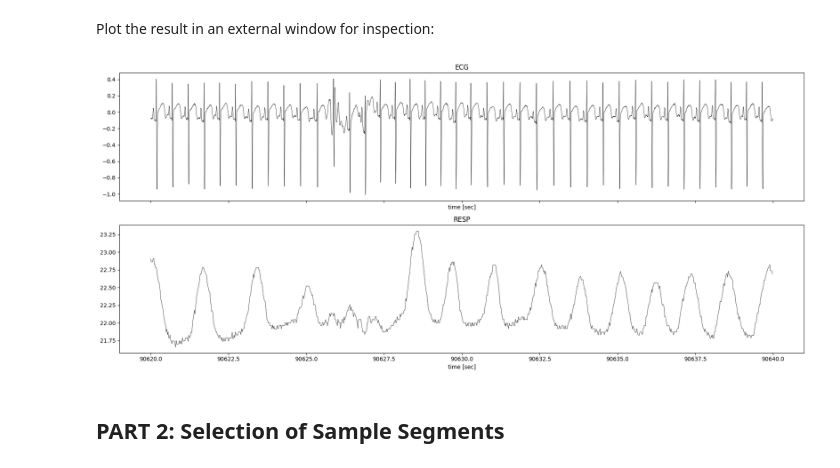
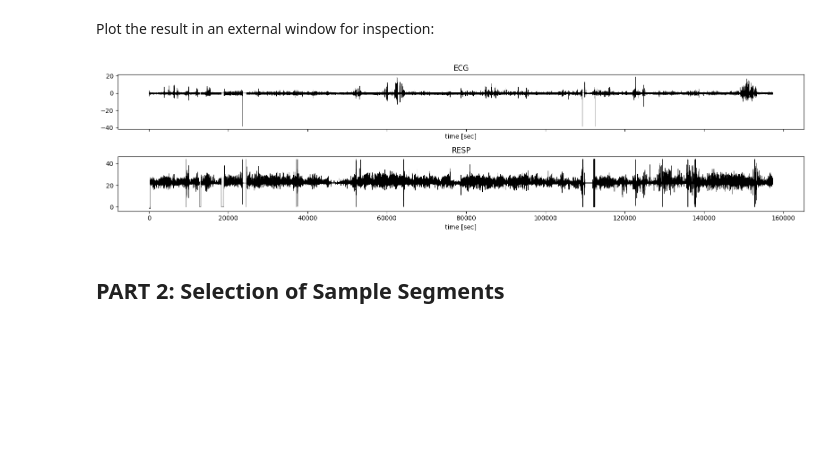
Before and after one commit to lenyulin/WOA7015-Group-Project, a Jupyter notebook: picsdb1_inspect_select.ipynb, the cells around one changed output. Drawn from its saved outputs; the diff is of its cells as text; code cells hidden in the pictures; blank space fills up the shorter version.

```diff
--- a/picsdb1_inspect_select.ipynb
+++ b/picsdb1_inspect_select.ipynb
@@ -152,10 +144,10 @@ RESP sampling interval dt =  0.02  sec.
 ### Select time window manually
 # %%
 # set display time limits manually, recordings are many hours, millions of data points...
-t0_sec, t1_sec = 90620, 90640 # seconds
+#t0_sec, t1_sec = 90620, 90640 # seconds
 
 # ...or, if you want to look at the whole recording:
-#t0_sec, t1_sec = 0, x_resp.shape[0]*dt_resp # seconds, based on RESP signal
+t0_sec, t1_sec = 0, x_resp.shape[0]*dt_resp # seconds, based on RESP signal
 
 # convert seconds to samples, respect different sampling rates for ECG and RESP signals
 t0_sample_ecg = round(t0_sec * fs_ecg)
@@ -167,22 +159,22 @@ Plot the result in an external window for inspection:
 # %%
 # this tells the notebook to open figures outside of the notebook
 #%matplotlib qt
 %matplotlib inline
 
 time_ecg = np.arange(x_ecg.shape[0])*dt_ecg # ECG time axis
 time_resp = np.arange(x_resp.shape[0])*dt_resp # RESP time axis
 
-fig1, ax = plt.subplots(2, 1, figsize=(18,8), sharex=True)
+fig1, ax = plt.subplots(2, 1, figsize=(16,4), sharex=True)
 ax[0].plot(time_ecg[t0_sample_ecg:t1_sample_ecg], x_ecg[t0_sample_ecg:t1_sample_ecg], '-k', lw=0.5)
 ax[1].plot(time_resp[t0_sample_resp:t1_sample_resp], x_resp[t0_sample_resp:t1_sample_resp], '-k', lw=0.5)
 ax[0].set_xlabel("time [sec]")
 ax[1].set_xlabel("time [sec]")
 ax[0].set_title("ECG")
 ax[1].set_title("RESP")
 plt.tight_layout()
 plt.show()
 # %% [output]
-[figure, old version]
+[figure, new version]
 # %% [markdown]
 ## PART 2: Selection of Sample Segments
 # %% [markdown]
```
Also changed, not shown: parts of 27 cells of this notebook.
